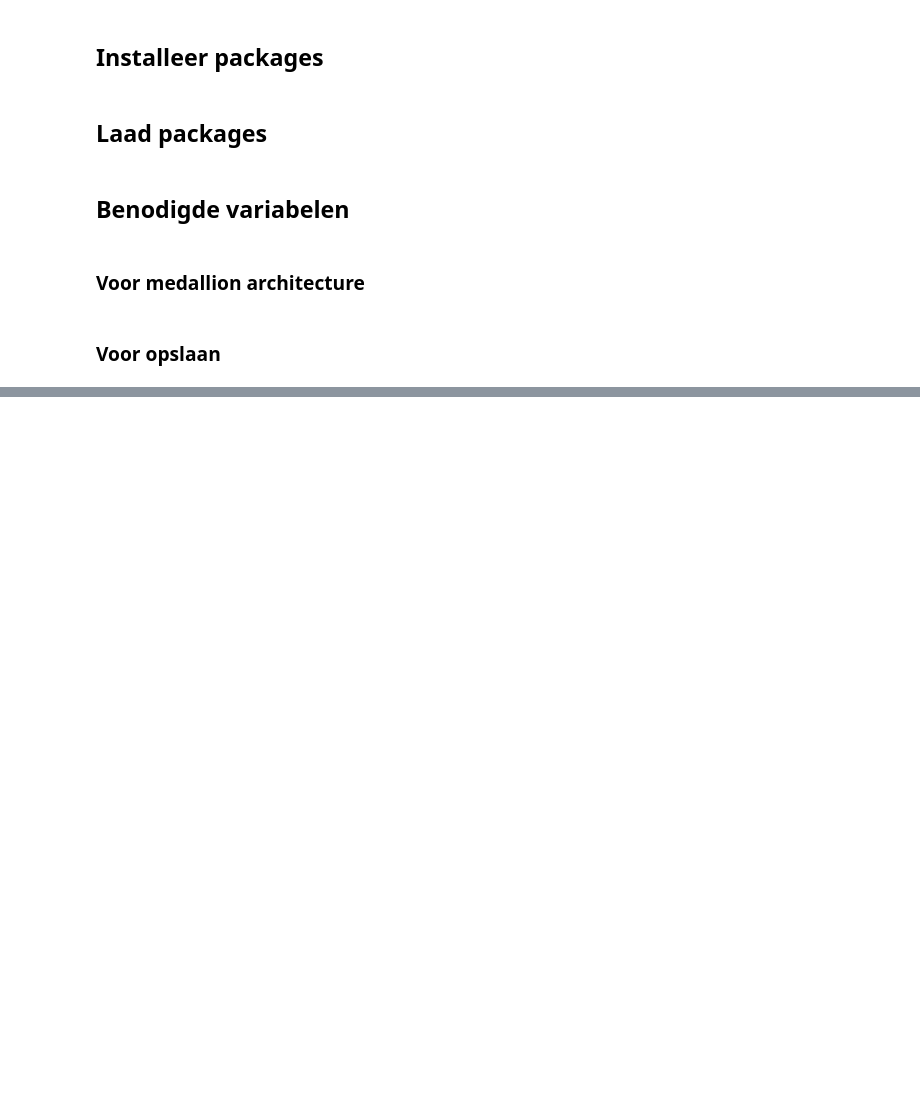
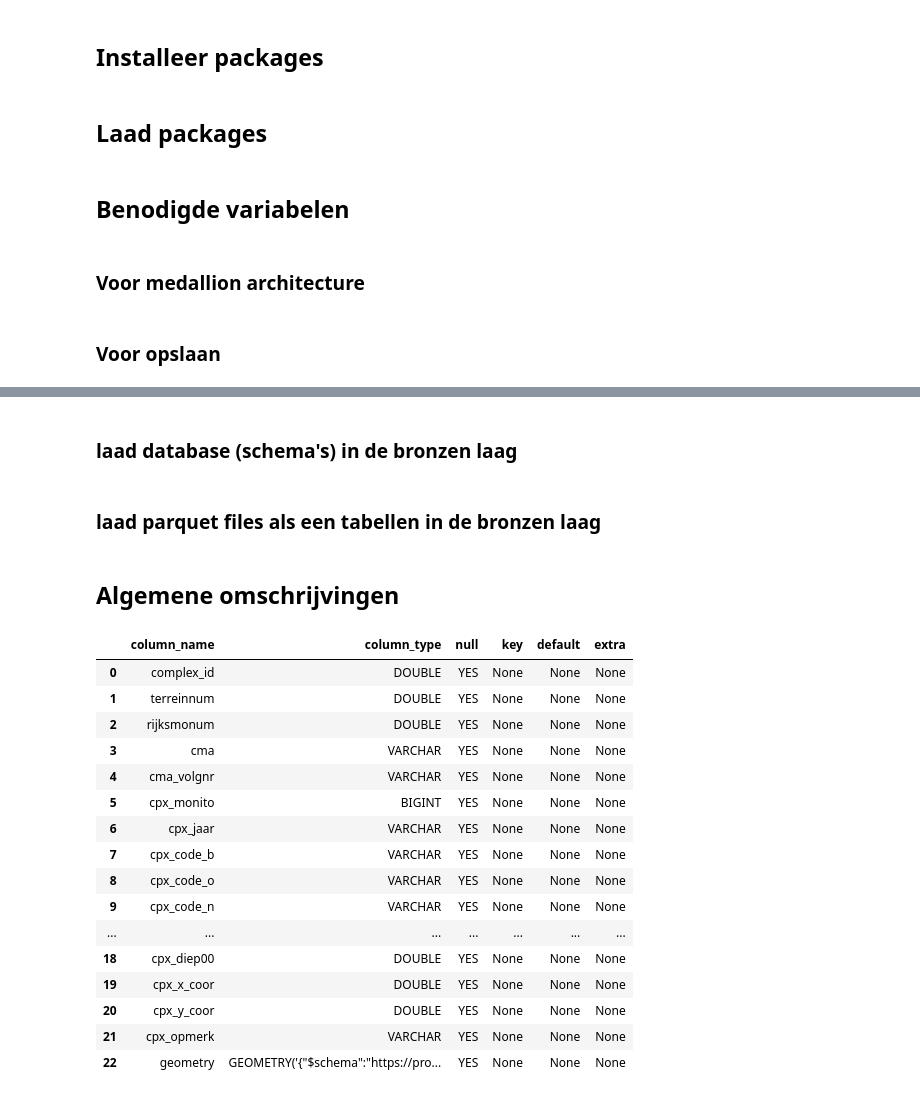
Before and after one commit to ThyavdBerg/RCE_DNANL_B-DK_use_cases, a Jupyter notebook: archeologische_complexen_datakwaliteit.ipynb, the cells around one changed output, grey strips where cells are left out. Cells and saved outputs as stored; diff of their text form; code cells hidden in the pictures; blank space fills up the shorter version.

Commit message:
datakwaliteitschecks dimensie 1 archeologische complexen grotendeels af

```diff
--- a/archeologische_complexen_datakwaliteit.ipynb
+++ b/archeologische_complexen_datakwaliteit.ipynb
@@ -51,0 +120,2 @@ if not os.path.exists(zilver_directory):
+# %% [markdown]
+### laad database (schema's) in de bronzen laag
@@ -51,0 +126,2 @@ if not os.path.exists(zilver_directory):
+# %% [markdown]
+### laad parquet files als een tabellen in de bronzen laag
@@ -51,0 +133,24 @@ if not os.path.exists(zilver_directory):
+# %% [markdown]
+## Algemene omschrijvingen
+# %%
+df = duckdb.sql("""
+        DESCRIBE brons_archeologische_complexen.def_complexen_v8;
+        """).fetchdf()
+# %% [output]
+|  | column_name | column_type | null | key | default | extra |
+| 0 | complex_id | DOUBLE | YES | None | None | None |
+| 1 | terreinnum | DOUBLE | YES | None | None | None |
+| 2 | rijksmonum | DOUBLE | YES | None | None | None |
+| 3 | cma | VARCHAR | YES | None | None | None |
+| 4 | cma_volgnr | VARCHAR | YES | None | None | None |
+| 5 | cpx_monito | BIGINT | YES | None | None | None |
+| 6 | cpx_jaar | VARCHAR | YES | None | None | None |
+| 7 | cpx_code_b | VARCHAR | YES | None | None | None |
+| 8 | cpx_code_o | VARCHAR | YES | None | None | None |
+| 9 | cpx_code_n | VARCHAR | YES | None | None | None |
+| ... | ... | ... | ... | ... | ... | ... |
+| 18 | cpx_diep00 | DOUBLE | YES | None | None | None |
+| 19 | cpx_x_coor | DOUBLE | YES | None | None | None |
+| 20 | cpx_y_coor | DOUBLE | YES | None | None | None |
+| 21 | cpx_opmerk | VARCHAR | YES | None | None | None |
+| 22 | geometry | GEOMETRY('{"$schema":"https://pro... | YES | None | None | None |
```
Also changed, not shown: parts of 34 cells of this notebook, 1 other file.
